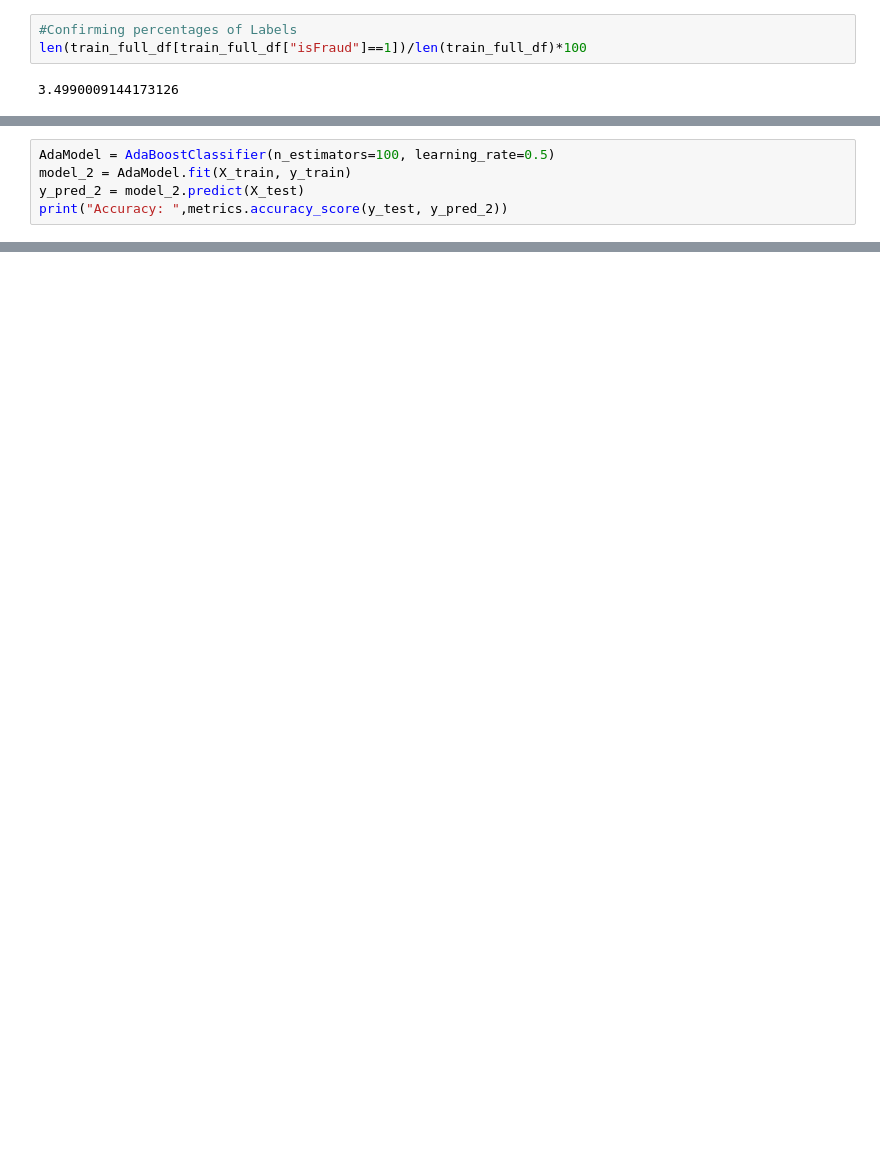
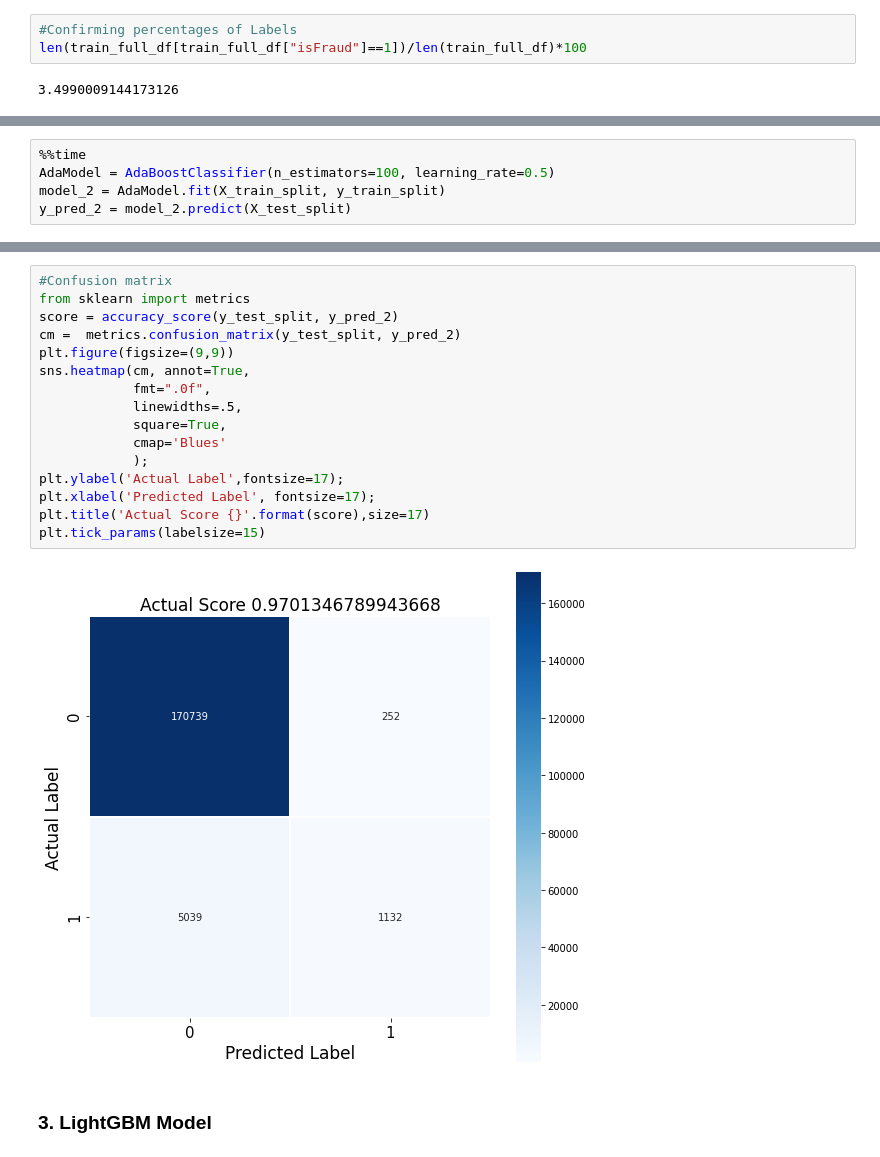
Before and after one commit to lusamdebonfils/Machine-Learning, a Jupyter notebook: 610096_final_project_CS582.ipynb, the cells around one changed output, grey strips where cells are left out. Cells and saved outputs as stored; diff of their text form; blank space fills up the shorter version.

```diff
--- a/610096_final_project_CS582.ipynb
+++ b/610096_final_project_CS582.ipynb
@@ -251,6 +317,6 @@ pd.crosstab(
 # %%
+%%time
 AdaModel = AdaBoostClassifier(n_estimators=100, learning_rate=0.5)
-model_2 = AdaModel.fit(X_train, y_train)
-y_pred_2 = model_2.predict(X_test)
-print("Accuracy: ",metrics.accuracy_score(y_test, y_pred_2))
+model_2 = AdaModel.fit(X_train_split, y_train_split)
+y_pred_2 = model_2.predict(X_test_split)
 # %% [output]
@@ -302,0 +335,20 @@ array([0, 0, 0, ..., 0, 0, 0])
+# %%
+#Confusion matrix
+from sklearn import metrics
+score = accuracy_score(y_test_split, y_pred_2)
+cm =  metrics.confusion_matrix(y_test_split, y_pred_2)
+plt.figure(figsize=(9,9))
+sns.heatmap(cm, annot=True,
+            fmt=".0f",
+            linewidths=.5,
+            square=True,
+            cmap='Blues'
+            );
+plt.ylabel('Actual Label',fontsize=17);
+plt.xlabel('Predicted Label', fontsize=17);
+plt.title('Actual Score {}'.format(score),size=17)
+plt.tick_params(labelsize=15)
+# %% [output]
+[figure, added]
+# %% [markdown]
+### 3. LightGBM Model
```
Also changed, not shown: parts of 45 cells of this notebook.
